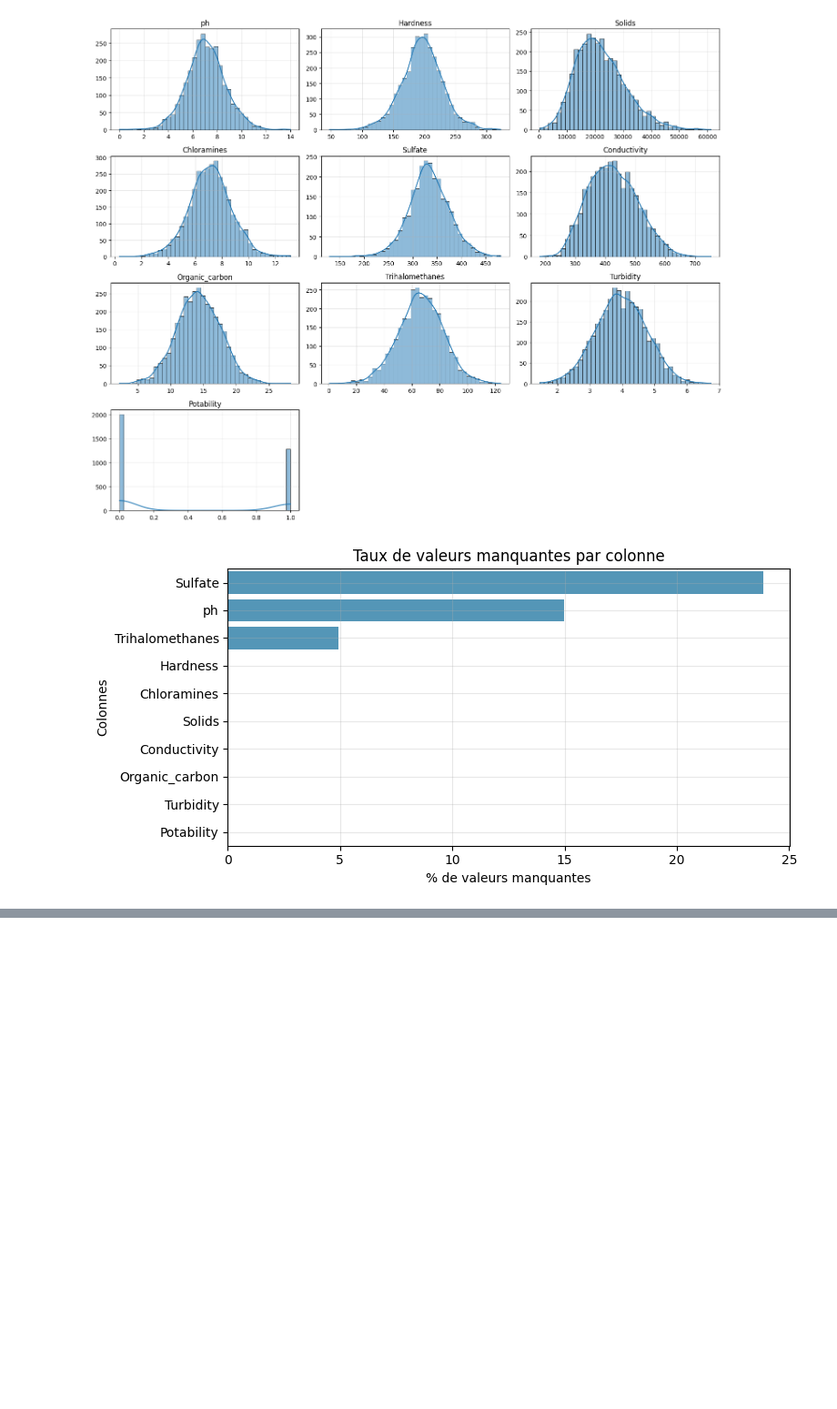
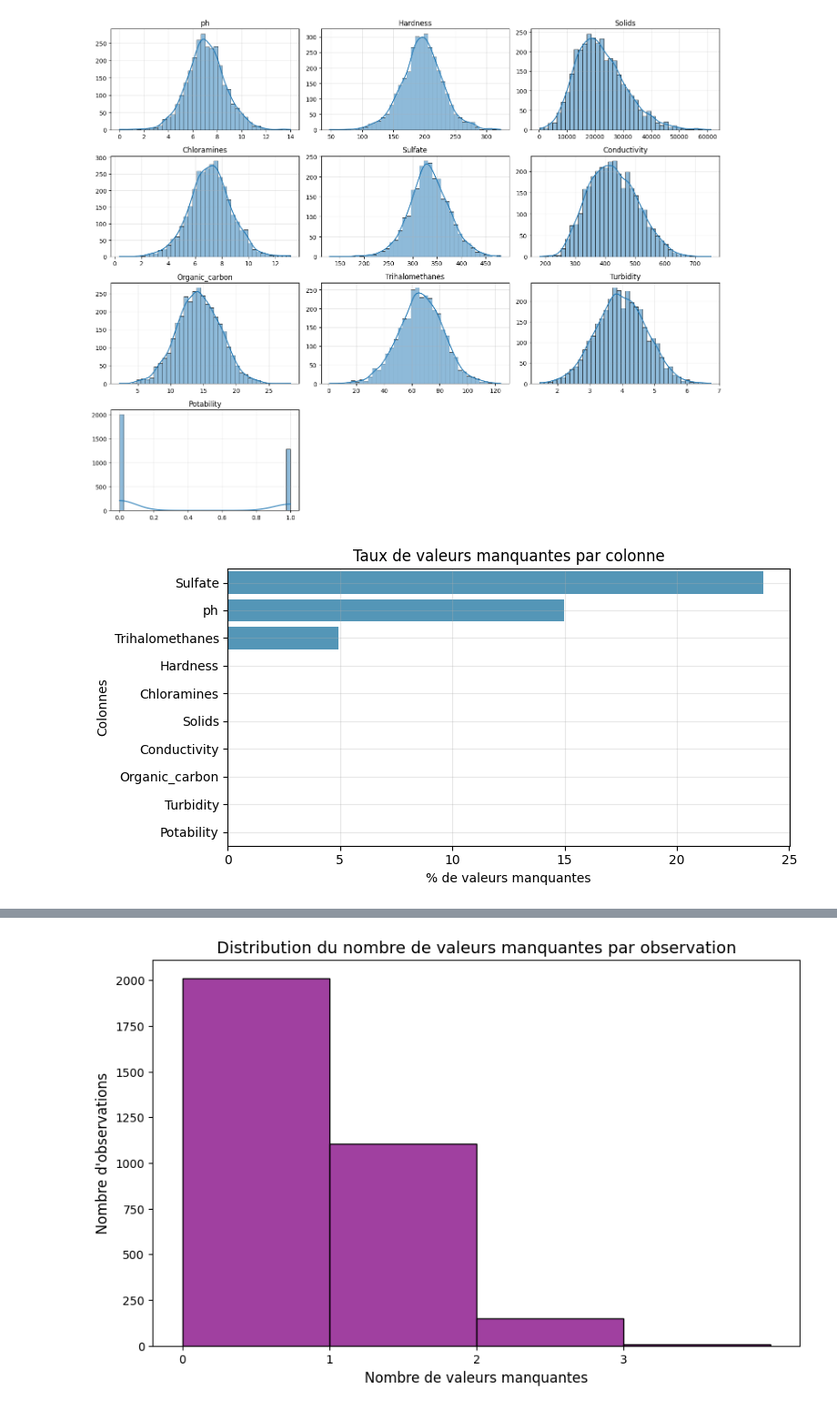
Before and after one commit to bruno-coulet/drink_safe, a Jupyter notebook: notebooks/eda.ipynb, the cells around one changed output, grey strips where cells are left out. Shown at 91% size. Drawn from its saved outputs; the diff is of its cells as text; code cells hidden in the pictures; blank space fills up the shorter version.

```diff
--- a/notebooks/eda.ipynb
+++ b/notebooks/eda.ipynb
@@ -108,0 +149,15 @@ MAE  : 0.42
+# %%
+# Analyse des observations avec plusieurs valeurs manquantes
+plt.figure(figsize=(10, 6))
+df['missing_count'] = df.isnull().sum(axis=1)
+sns.histplot(df['missing_count'], bins=range(0, df['missing_count'].max() + 2), kde=False, color="purple")
+plt.title("Distribution du nombre de valeurs manquantes par observation", fontsize=14)
+plt.xlabel("Nombre de valeurs manquantes", fontsize=12)
+plt.ylabel("Nombre d'observations", fontsize=12)
+plt.xticks(range(0, df['missing_count'].max() + 1))
+plt.show()
+
+# Suppression de la colonne temporaire
+df.drop(columns=['missing_count'], inplace=True)
+# %% [output]
+[figure, added]
```
Also changed, not shown: parts of 17 cells of this notebook, 4 other files.
